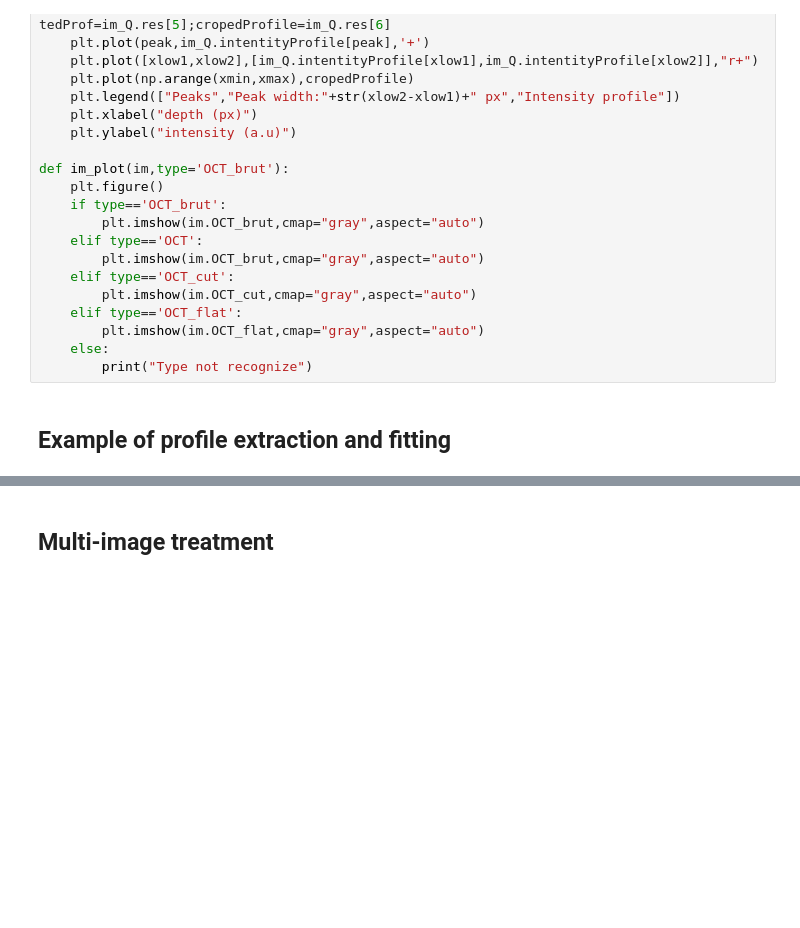
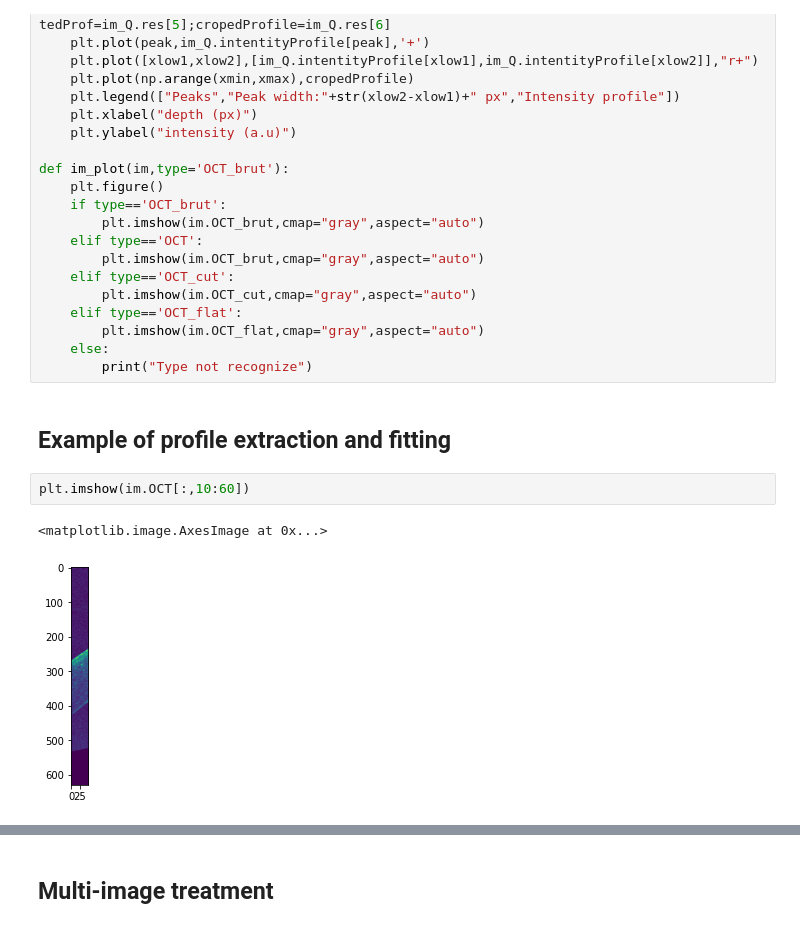
Before and after one commit to Coohrentiin/Quantification_of_corneal_surgery_antecedent, a Jupyter notebook: quatification_test.ipynb, the cells around one changed output, grey strips where cells are left out. Saved outputs shown, nothing was run; the diff lists cells and outputs as text; blank space fills up the shorter version.

```diff
--- a/quatification_test.ipynb
+++ b/quatification_test.ipynb
@@ -89,6 +91,11 @@ def im_plot(im,type='OCT_brut'):
 		print("Type not recognize")
 # %% [markdown]
 ## Example of profile extraction and fitting
+# %%
+plt.imshow(im.OCT[:,10:60])
+# %% [output]
+<matplotlib.image.AxesImage at 0x...>
+[figure, added]
 # %%
 # filepathname=os.path.join(dirname, 'Data','HAZE','haze 1.jpg')
 # filepathname=os.path.join(dirname, 'Data','Healthy','23923_BOULIS_OD.jpg')
```
Also changed, not shown: parts of 16 cells of this notebook, 5 other files.
